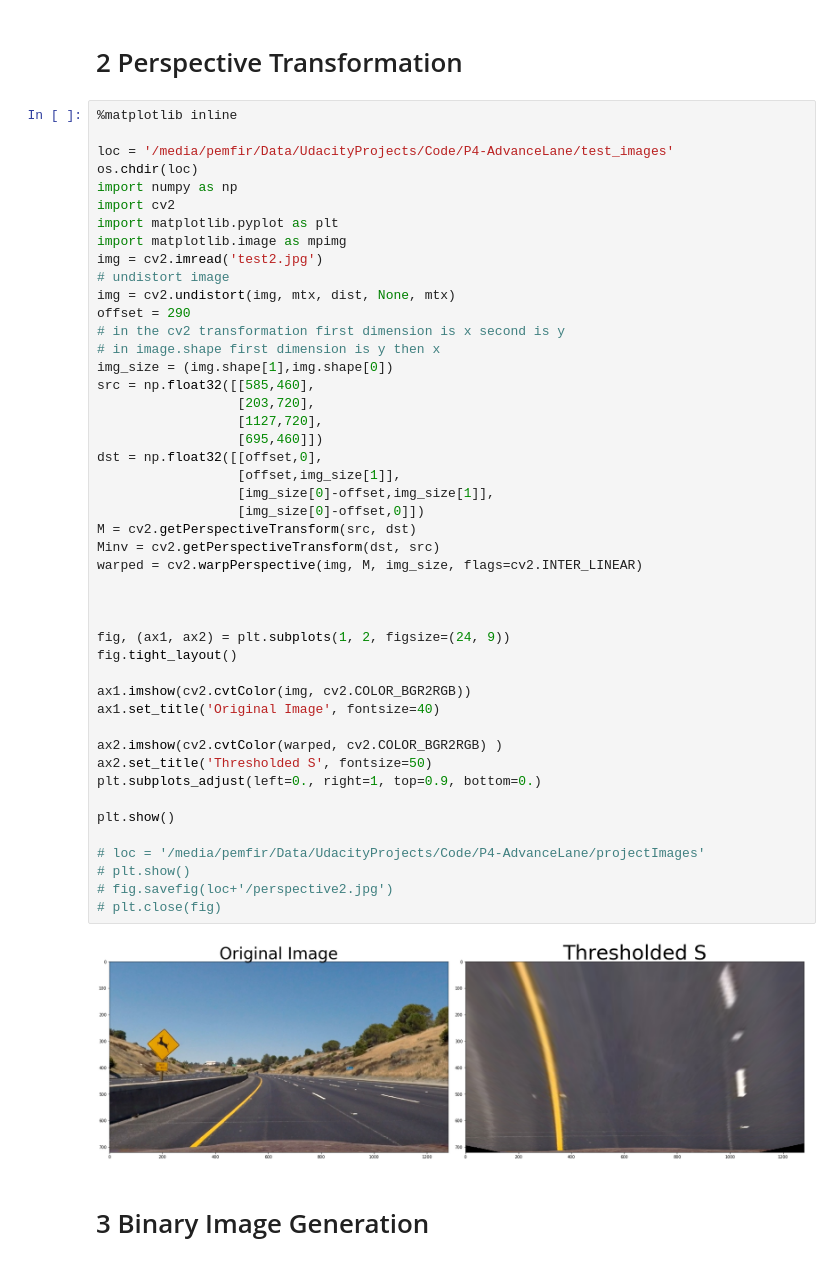
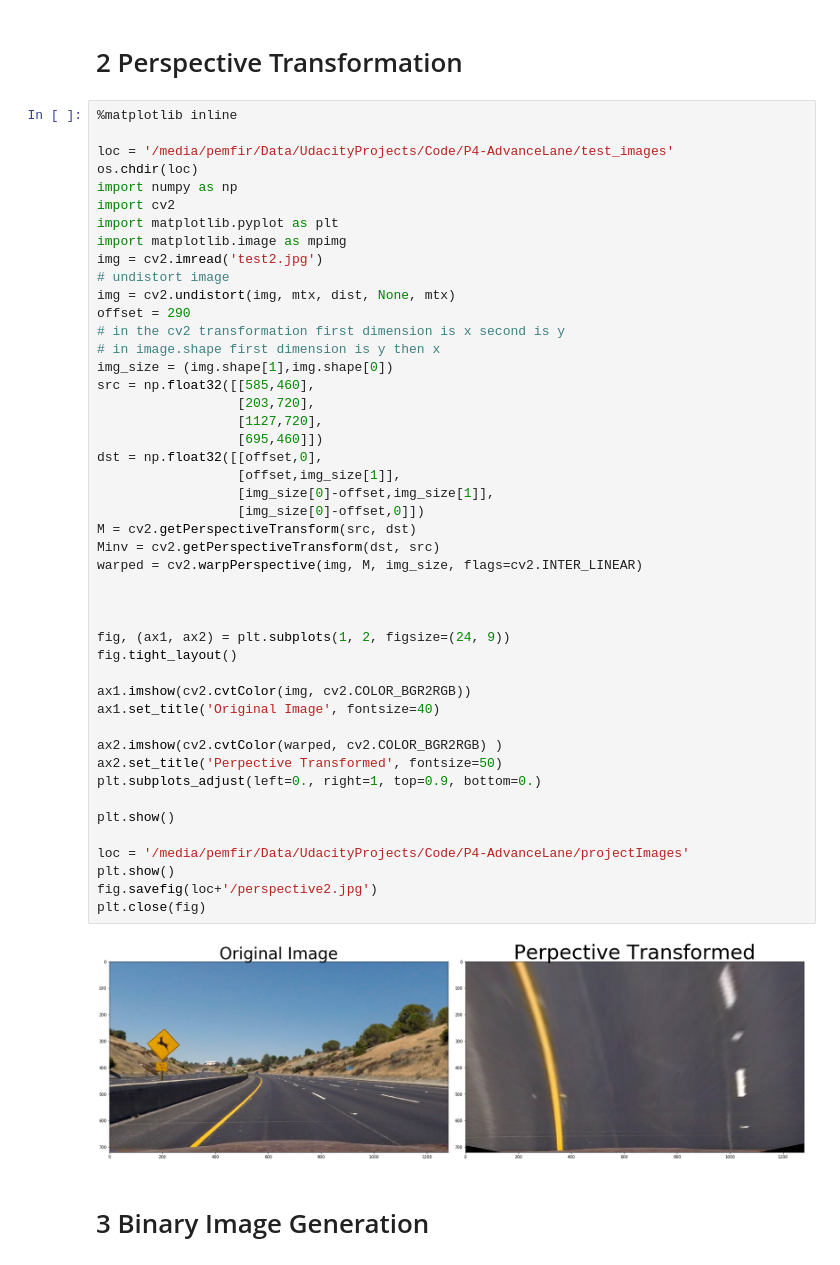
Before and after one commit to Sadrpour/UdacityProjetcs, a Jupyter notebook: P4-AdvanceLane/FinalProjectCode.ipynb, the cells around one changed output. Drawn from its saved outputs; the diff is of its cells as text.

```diff
--- a/P4-AdvanceLane/FinalProjectCode.ipynb
+++ b/P4-AdvanceLane/FinalProjectCode.ipynb
@@ -98,39 +98,39 @@ img = cv2.undistort(img, mtx, dist, None, mtx)
 offset = 290
 # in the cv2 transformation first dimension is x second is y
 # in image.shape first dimension is y then x
 img_size = (img.shape[1],img.shape[0])
 src = np.float32([[585,460],
                   [203,720],
                   [1127,720],
                   [695,460]])
 dst = np.float32([[offset,0],
                   [offset,img_size[1]],
                   [img_size[0]-offset,img_size[1]],
                   [img_size[0]-offset,0]])
 M = cv2.getPerspectiveTransform(src, dst)
 Minv = cv2.getPerspectiveTransform(dst, src)
 warped = cv2.warpPerspective(img, M, img_size, flags=cv2.INTER_LINEAR)
 
 
 
 fig, (ax1, ax2) = plt.subplots(1, 2, figsize=(24, 9))
 fig.tight_layout()
 
 ax1.imshow(cv2.cvtColor(img, cv2.COLOR_BGR2RGB))
 ax1.set_title('Original Image', fontsize=40)
 
 ax2.imshow(cv2.cvtColor(warped, cv2.COLOR_BGR2RGB) )
-ax2.set_title('Thresholded S', fontsize=50)
+ax2.set_title('Perpective Transformed', fontsize=50)
 plt.subplots_adjust(left=0., right=1, top=0.9, bottom=0.)
 
 plt.show()
 
-# loc = '/media/pemfir/Data/UdacityProjects/Code/P4-AdvanceLane/projectImages'
-# plt.show()
-# fig.savefig(loc+'/perspective2.jpg')
-# plt.close(fig)
+loc = '/media/pemfir/Data/UdacityProjects/Code/P4-AdvanceLane/projectImages'
+plt.show()
+fig.savefig(loc+'/perspective2.jpg')
+plt.close(fig)
 # %% [output]
-[figure, old version]
+[figure, new version]
 # %% [markdown]
 # 3 Binary Image Generation
 # %%
```
Also changed, not shown: parts of 2 cells of this notebook, 5 other files.
